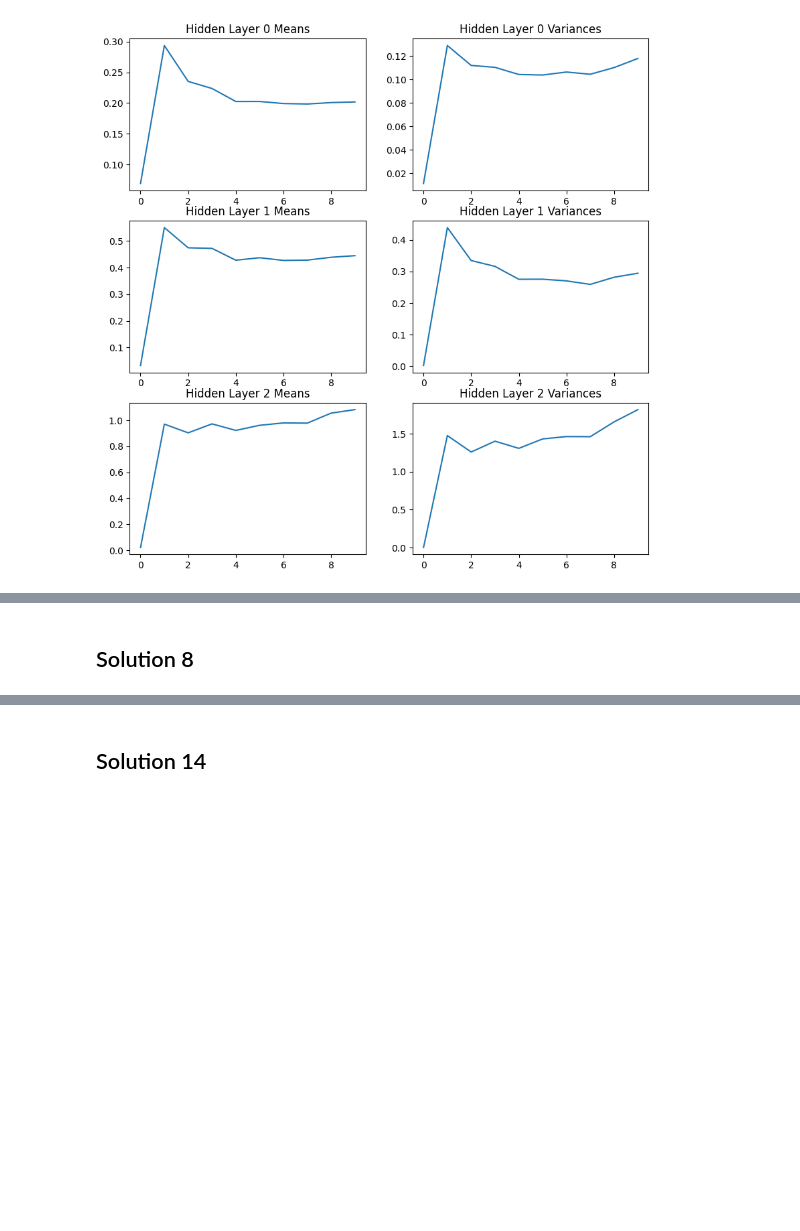
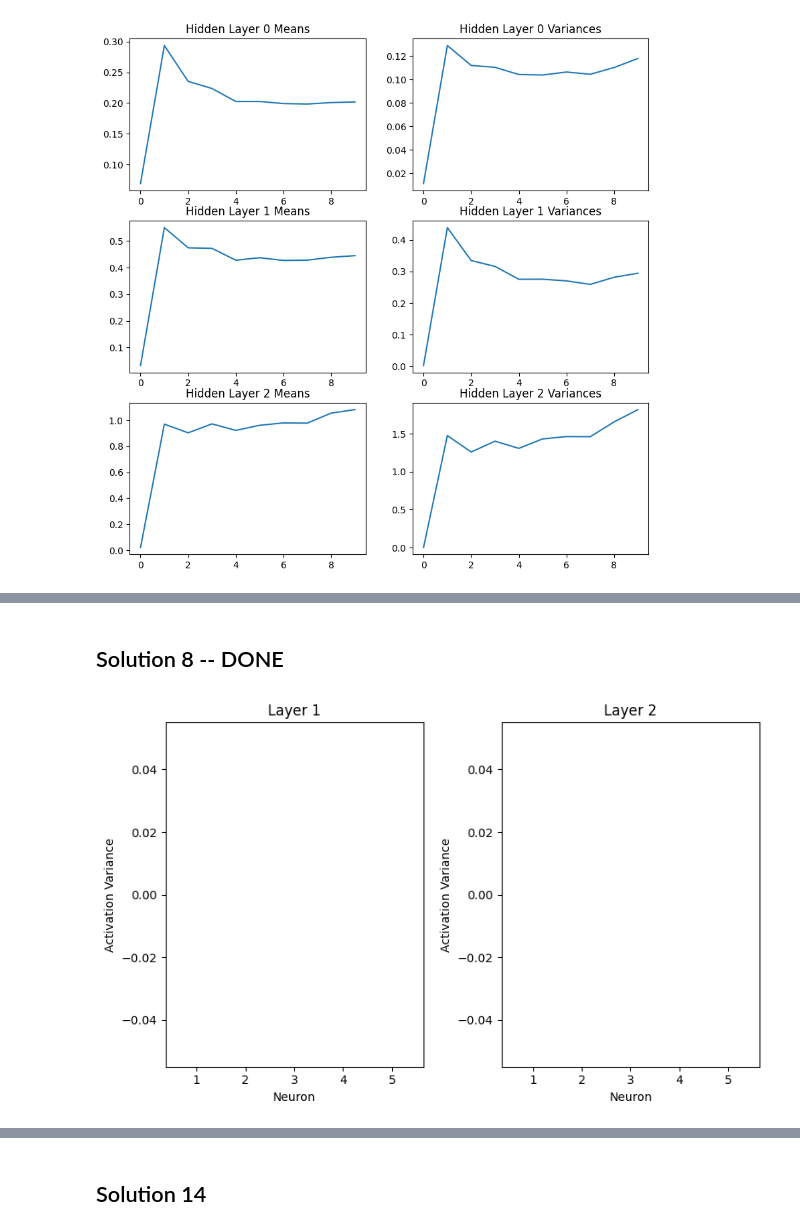
Before and after one commit to sohang3112/iit-madras-web-mtech-ai, a Jupyter notebook: trimester2/DA6401W_DeepLearning/assignments/solution_Assignment3.ipynb, the cells around one changed output, grey strips where cells are left out. Drawn from its saved outputs; the diff is of its cells as text; code cells hidden in the pictures; blank space fills up the shorter version.

```diff
--- a/trimester2/DA6401W_DeepLearning/assignments/solution_Assignment3.ipynb
+++ b/trimester2/DA6401W_DeepLearning/assignments/solution_Assignment3.ipynb
@@ -156,4 +231,41 @@ for i in range(3):
 # %% [markdown]
-## Solution 8
+## Solution 8 -- DONE
 # %%
-# TODO
+minus_plus = lambda x: (-x, x)
+rng = np.random.default_rng(seed=42)
+
+initializations = {
+    'zero': lambda in_size, out_size: np.zeros(shape=(out_size, in_size)),
+    'normal': lambda in_size, out_size: rng.standard_normal(size=(out_size, in_size)),
+    'xavier': lambda in_size, out_size: rng.uniform(*minus_plus(np.sqrt(6 / (in_size + out_size))), size=(out_size, in_size)),
+    'kaimeng': lambda in_size, out_size: rng.normal(0, 2 / in_size, size=(out_size, in_size)),
+}
+activations = {
+    'relu': lambda z: np.where(z > 0, z, 0),
+    'sigmoid': lambda z: 1 / (1 + np.exp(-z)),
+}
+
+batch_size = 128
+input_size = 3
+hidden_size = 5
+output_size = 5
+x = rng.normal(size=(batch_size, input_size))
+
+def plot_activations(initialization_name: str, activation_name: str) -> None:
+    weight_init = initializations[initialization_name]
+    W1 = weight_init(input_size, hidden_size)
+    W2 = weight_init(hidden_size, output_size)
+    hidden = activations[activation_name](x @ W1.T)
+    y = hidden @ W2.T
+
+    fig, axes = plt.subplots(1,2,figsize=(8,5))
+    for i, layer in enumerate((hidden, y)):
+        axes[i].bar(np.arange(1,6), height=np.var(layer, axis=0))
+        axes[i].set_title(f'Layer {i+1}')
+        axes[i].set_xlabel('Neuron')
+        axes[i].set_ylabel('Activation Variance')
+    fig.tight_layout(w_pad=1.5)
+# %%
+plot_activations('zero', 'relu')        # both layers' bar plots look "empty" as all neurons' variances are 0, so no bar is drawns
+# %% [output]
+[figure, added]
```
Also changed, not shown: parts of 17 cells of this notebook, 6 other files.
